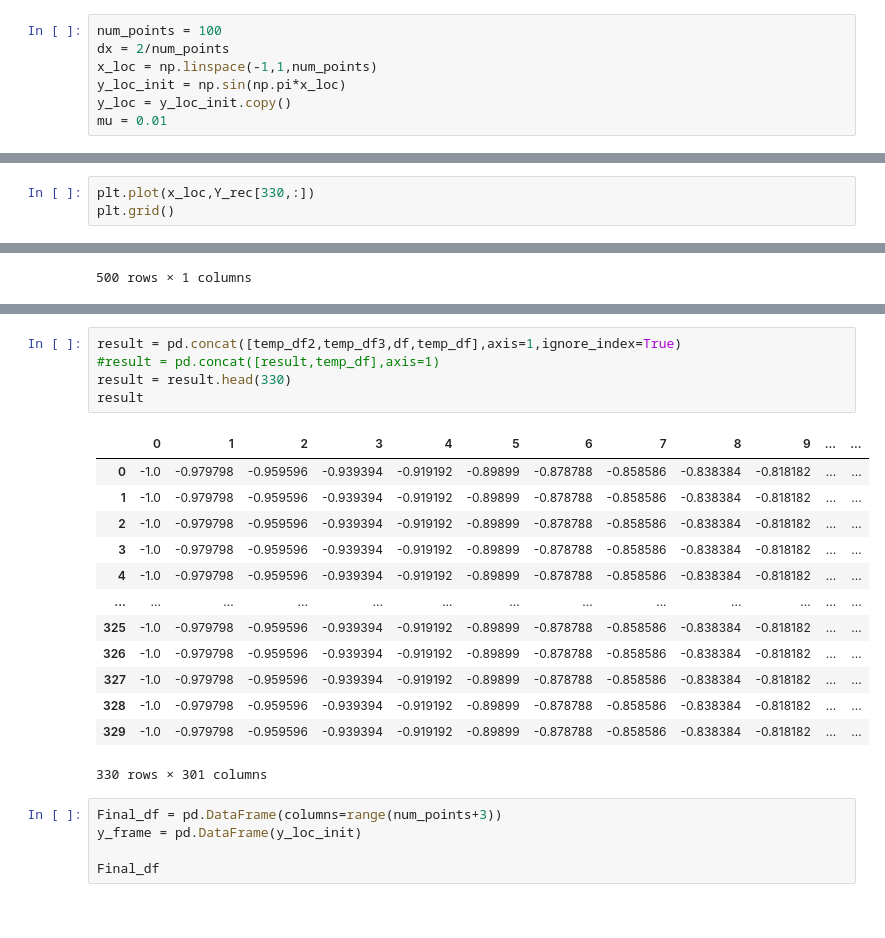
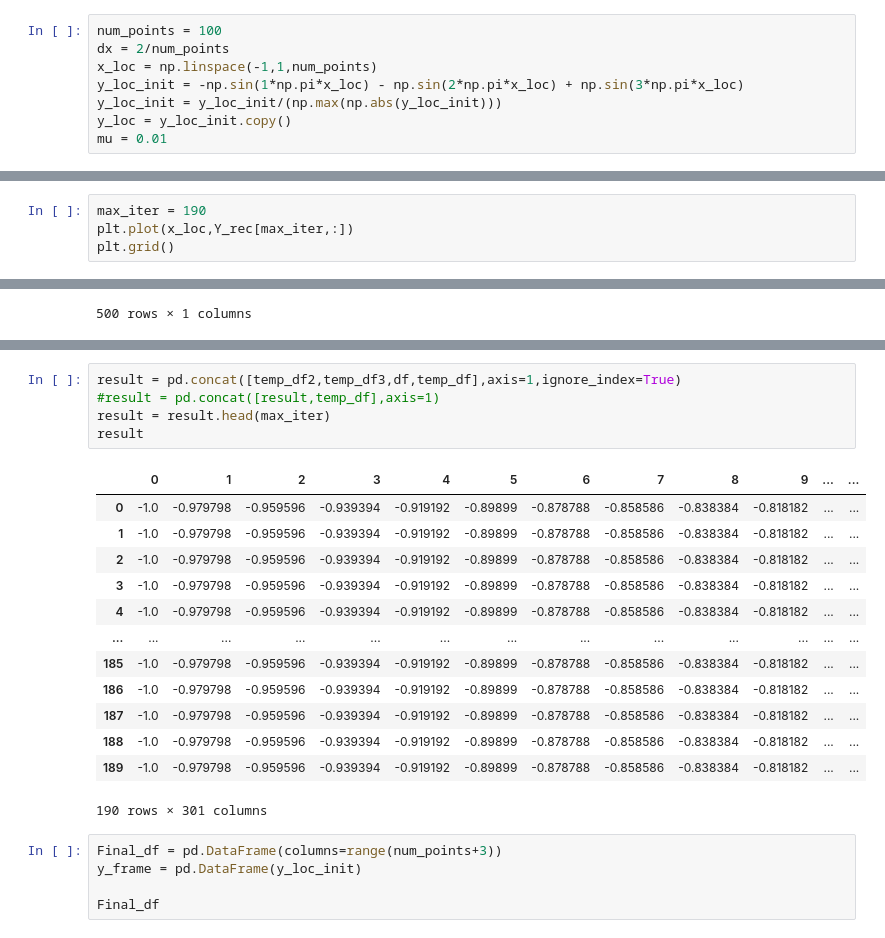
Before and after one commit to abhijeetmangela/Cylender_flow_ML, a Jupyter notebook: Burgers Equation/Burgers_data.ipynb, the cells around one changed output, grey strips where cells are left out. Drawn from its saved outputs; the diff is of its cells as text.

```diff
--- a/Burgers Equation/Burgers_data.ipynb
+++ b/Burgers Equation/Burgers_data.ipynb
@@ -10,7 +10,8 @@ import pandas as pd
 num_points = 100
 dx = 2/num_points
 x_loc = np.linspace(-1,1,num_points)
-y_loc_init = np.sin(np.pi*x_loc)
+y_loc_init = -np.sin(1*np.pi*x_loc) - np.sin(2*np.pi*x_loc) + np.sin(3*np.pi*x_loc)
+y_loc_init = y_loc_init/(np.max(np.abs(y_loc_init)))
 y_loc = y_loc_init.copy()
 mu = 0.01
 # %%
@@ -52,6 +53,7 @@ for i in range(len(time_loc)):
     #y_loc[0] = 0
     Y_rec[i,:] = y_loc
 # %%
-plt.plot(x_loc,Y_rec[330,:])
+max_iter = 190
+plt.plot(x_loc,Y_rec[max_iter,:])
 plt.grid()
 # %% [output]
@@ -99,22 +101,22 @@ temp_df3
 # %%
 result = pd.concat([temp_df2,temp_df3,df,temp_df],axis=1,ignore_index=True)
 #result = pd.concat([result,temp_df],axis=1)
-result = result.head(330)
+result = result.head(max_iter)
 result
 # %% [output]
 |  | 0 | 1 | 2 | 3 | 4 | 5 | 6 | 7 | 8 | 9 | ... | ... |
 | 0 | -1.0 | -0.979798 | -0.959596 | -0.939394 | -0.919192 | -0.89899 | -0.878788 | -0.858586 | -0.838384 | -0.818182 | ... | ... |
 | 1 | -1.0 | -0.979798 | -0.959596 | -0.939394 | -0.919192 | -0.89899 | -0.878788 | -0.858586 | -0.838384 | -0.818182 | ... | ... |
 | 2 | -1.0 | -0.979798 | -0.959596 | -0.939394 | -0.919192 | -0.89899 | -0.878788 | -0.858586 | -0.838384 | -0.818182 | ... | ... |
 | 3 | -1.0 | -0.979798 | -0.959596 | -0.939394 | -0.919192 | -0.89899 | -0.878788 | -0.858586 | -0.838384 | -0.818182 | ... | ... |
 | 4 | -1.0 | -0.979798 | -0.959596 | -0.939394 | -0.919192 | -0.89899 | -0.878788 | -0.858586 | -0.838384 | -0.818182 | ... | ... |
 | ... | ... | ... | ... | ... | ... | ... | ... | ... | ... | ... | ... | ... |
-| 325 | -1.0 | -0.979798 | -0.959596 | -0.939394 | -0.919192 | -0.89899 | -0.878788 | -0.858586 | -0.838384 | -0.818182 | ... | ... |
-| 326 | -1.0 | -0.979798 | -0.959596 | -0.939394 | -0.919192 | -0.89899 | -0.878788 | -0.858586 | -0.838384 | -0.818182 | ... | ... |
-| 327 | -1.0 | -0.979798 | -0.959596 | -0.939394 | -0.919192 | -0.89899 | -0.878788 | -0.858586 | -0.838384 | -0.818182 | ... | ... |
-| 328 | -1.0 | -0.979798 | -0.959596 | -0.939394 | -0.919192 | -0.89899 | -0.878788 | -0.858586 | -0.838384 | -0.818182 | ... | ... |
-| 329 | -1.0 | -0.979798 | -0.959596 | -0.939394 | -0.919192 | -0.89899 | -0.878788 | -0.858586 | -0.838384 | -0.818182 | ... | ... |
+| 185 | -1.0 | -0.979798 | -0.959596 | -0.939394 | -0.919192 | -0.89899 | -0.878788 | -0.858586 | -0.838384 | -0.818182 | ... | ... |
+| 186 | -1.0 | -0.979798 | -0.959596 | -0.939394 | -0.919192 | -0.89899 | -0.878788 | -0.858586 | -0.838384 | -0.818182 | ... | ... |
+| 187 | -1.0 | -0.979798 | -0.959596 | -0.939394 | -0.919192 | -0.89899 | -0.878788 | -0.858586 | -0.838384 | -0.818182 | ... | ... |
+| 188 | -1.0 | -0.979798 | -0.959596 | -0.939394 | -0.919192 | -0.89899 | -0.878788 | -0.858586 | -0.838384 | -0.818182 | ... | ... |
+| 189 | -1.0 | -0.979798 | -0.959596 | -0.939394 | -0.919192 | -0.89899 | -0.878788 | -0.858586 | -0.838384 | -0.818182 | ... | ... |
-330 rows × 301 columns
+190 rows × 301 columns
 # %%
 Final_df = pd.DataFrame(columns=range(num_points+3))
 y_frame = pd.DataFrame(y_loc_init)
```
Also changed, not shown: parts of 6 cells of this notebook, 2 other files.
